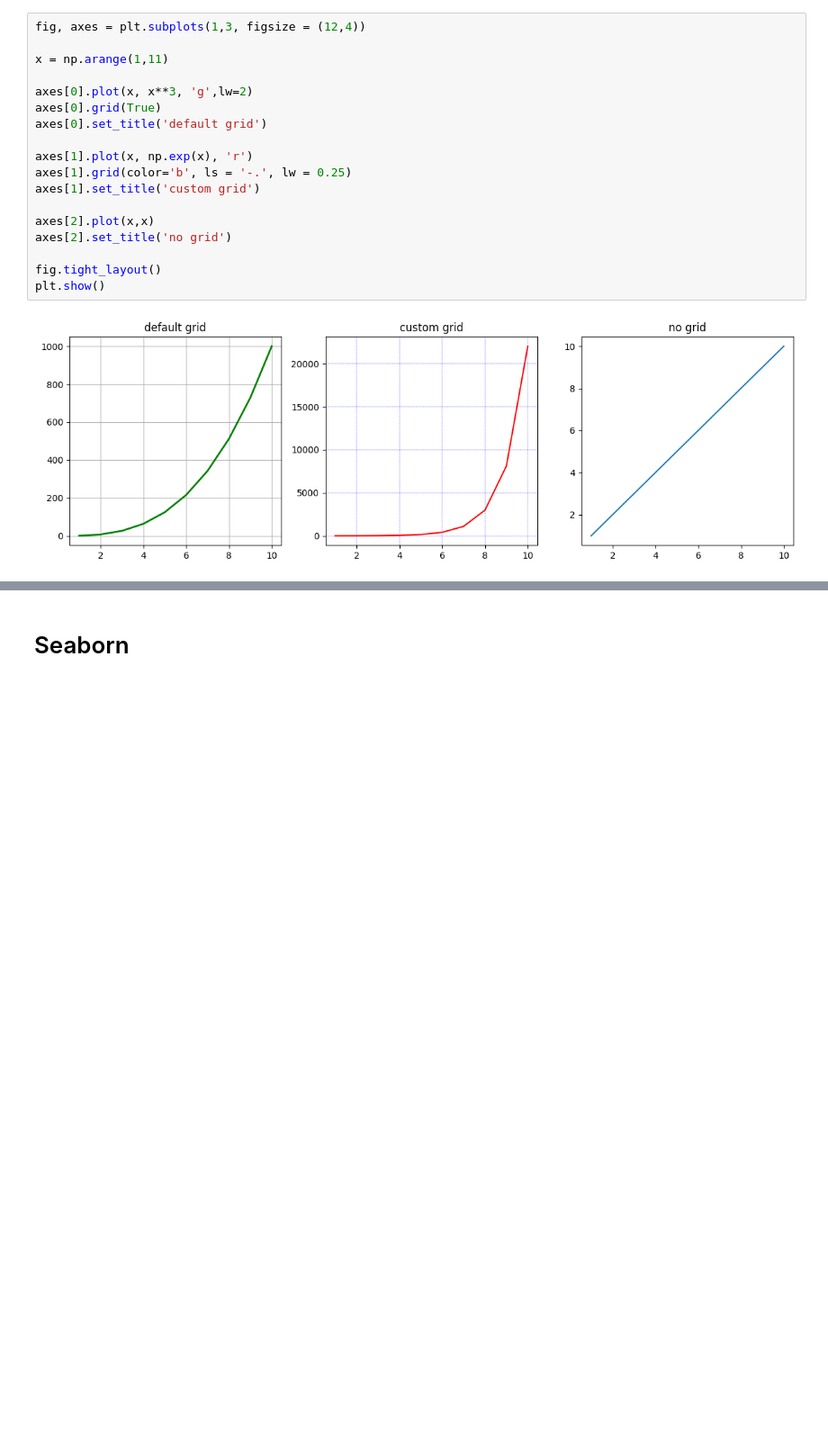
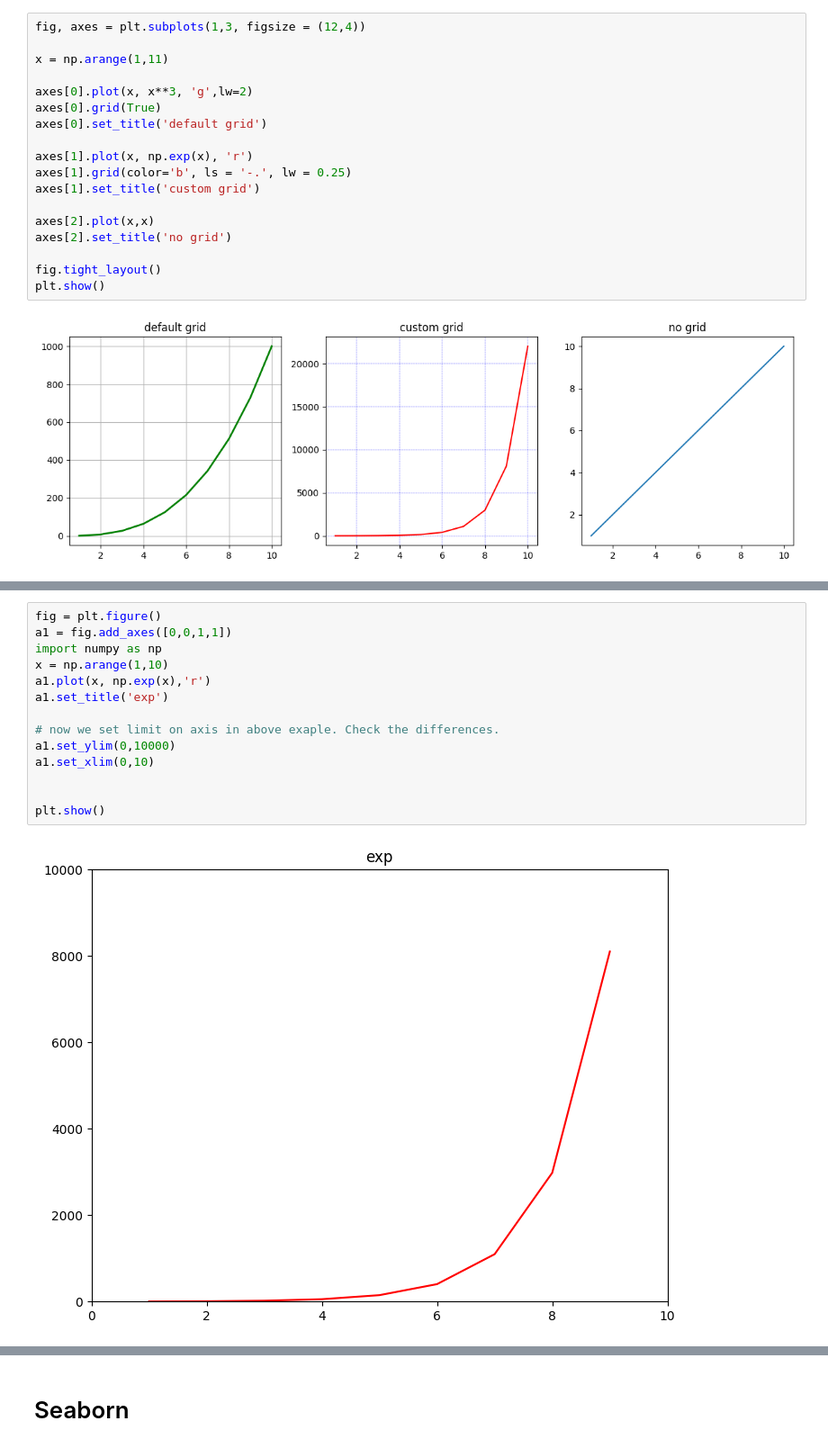
Before and after one commit to arunp77/Python-programming, a Jupyter notebook: Python-fundamental/Matplotlib.ipynb, the cells around one changed output, grey strips where cells are left out. Shown at 90% size. Saved outputs shown, nothing was run; the diff lists cells and outputs as text; blank space fills up the shorter version.

```diff
--- a/Python-fundamental/Matplotlib.ipynb
+++ b/Python-fundamental/Matplotlib.ipynb
@@ -655,0 +704,16 @@ plt.show()
+# %%
+fig = plt.figure()
+a1 = fig.add_axes([0,0,1,1])
+import numpy as np
+x = np.arange(1,10)
+a1.plot(x, np.exp(x),'r')
+a1.set_title('exp')
+
+# now we set limit on axis in above exaple. Check the differences.
+a1.set_ylim(0,10000)
+a1.set_xlim(0,10)
+
+
+plt.show()
+# %% [output]
+[figure, added]
```
Also changed, not shown: parts of 7 cells of this notebook.
